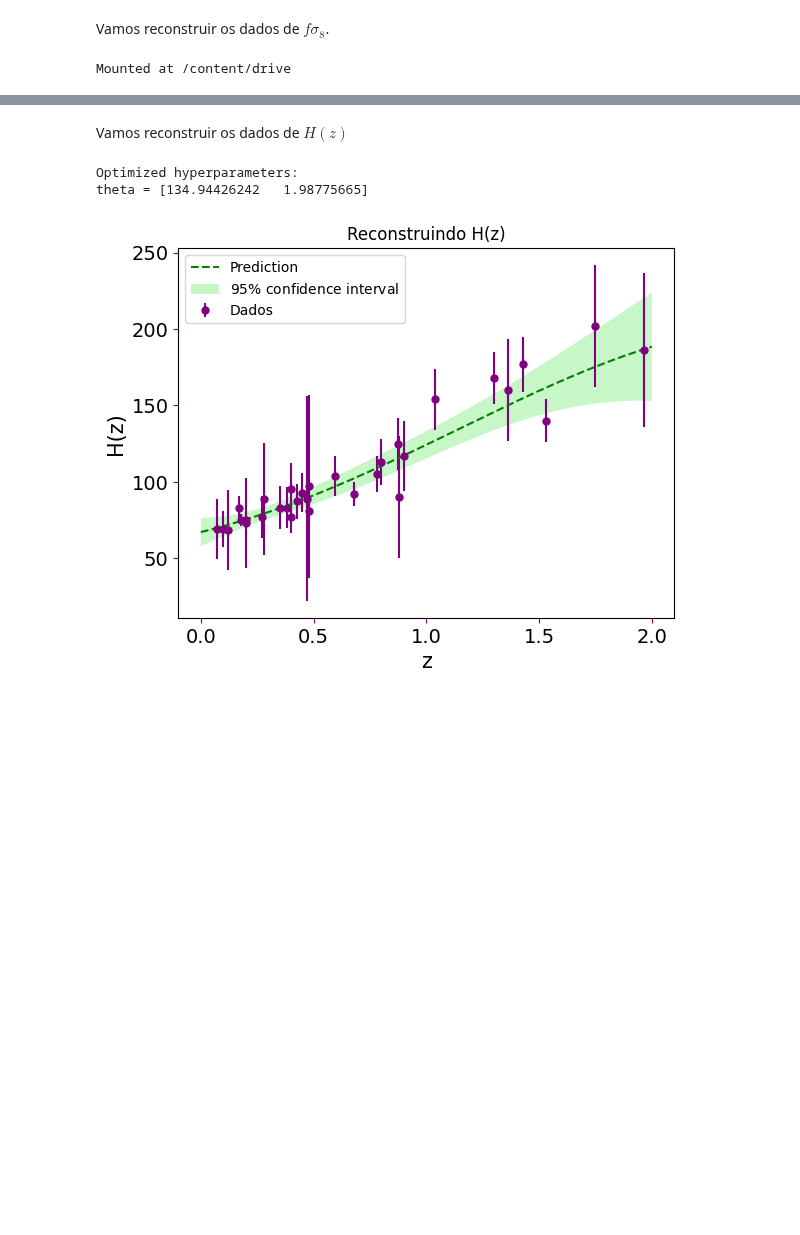
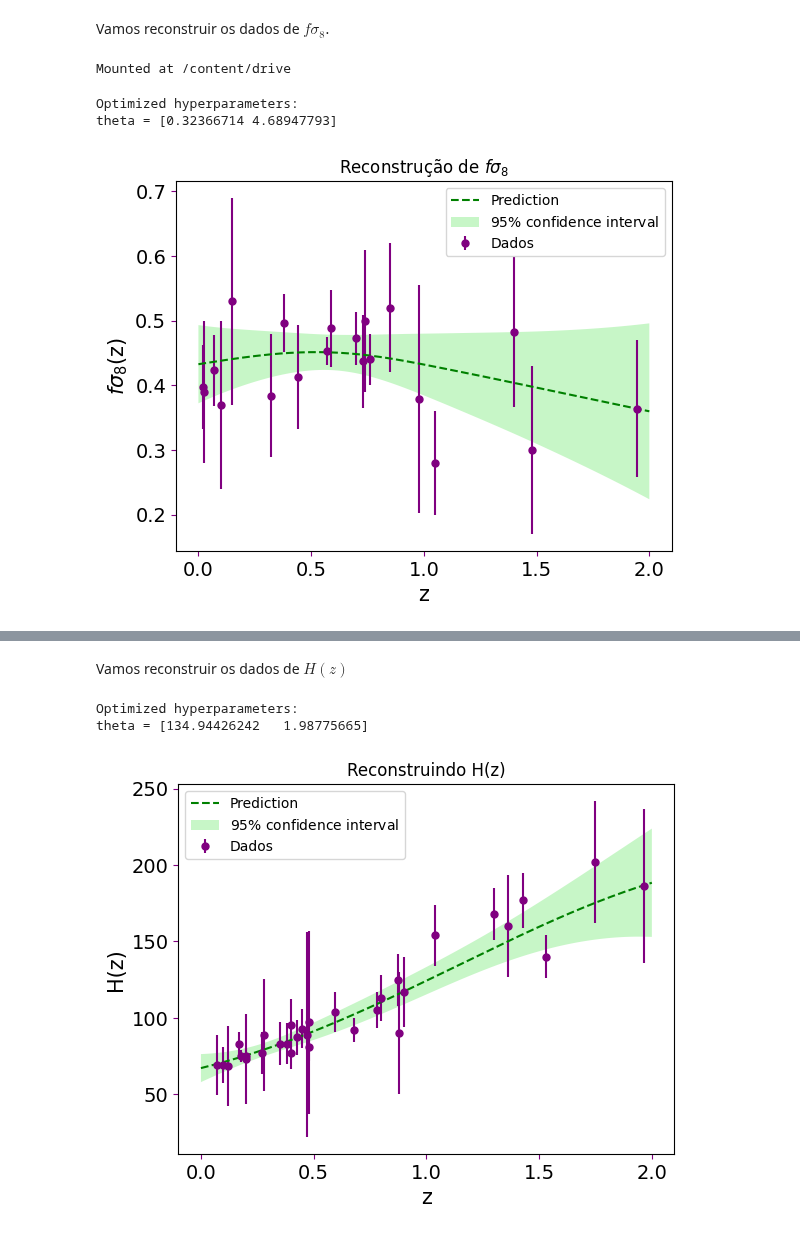
Before and after one commit to fernanda0402/Doutorado, a Jupyter notebook: GP_gamma_f_sigma_8.ipynb, the cells around one changed output, grey strips where cells are left out. Saved outputs shown, nothing was run; the diff lists cells and outputs as text; code cells hidden in the pictures; blank space fills up the shorter version.

```diff
--- a/GP_gamma_f_sigma_8.ipynb
+++ b/GP_gamma_f_sigma_8.ipynb
@@ -54,6 +35,6 @@ table['fsigma8_e'] = fsigma8_e
 # %%
 # baixando os dados
-data = np.genfromtxt('/content/drive/MyDrive/Doutorado/dados_fs8.csv', delimiter=', ')
+data = np.genfromtxt('/content/drive/MyDrive/Doutorado/fsig8_data.csv', delimiter=', ')
 
 z_dados = data[:, 0]
 
@@ -71,43 +52,48 @@ xmin = 0
 xmax = 2.0
 nstar = 1000
 
-# initial values of the hyperparameters of the squared-exponential covariance function
-initheta = [2.0, 2.0]
+# initial values of the hyperparameters
+initheta = [0.4, 0.1]
 
 # initialization of the Gaussian Process
-g = gp.GaussianProcess(x_gapp, y_gapp, e, cXstar=(xmin, xmax, nstar))
+g = gp.GaussianProcess(x_gapp, y_gapp, e, cXstar=(xmin, xmax, nstar),
+                       covfunction=covariance.Matern32)
 
 # training of the hyperparameters and reconstruction of the function
-(rec, theta) = g.gp(theta=initheta)
+(rec, theta) = g.gp(theta=initheta, grad='False')
 
 xi = rec[:, 0]
 
 y_pred = rec[:, 1]
 sigma  = rec[:, 2]
 
 y_pred_95_less = y_pred - 1.9600*sigma
 y_pred_95_plus = y_pred + 1.9600*sigma
 
 # Plot the function, the prediction and the 95% confidence interval
 plt.figure()
 plt.tick_params(labelsize=14, color='purple')
 plt.errorbar(x_gapp, y_gapp, e, fmt='r.', color='purple', markersize=10, label='Dados')
 plt.plot(xi, y_pred, color = 'green', label='Prediction', linestyle="--")
 plt.fill(np.concatenate([xi, xi[::-1]]),
          np.concatenate([y_pred - 1.9600 * sigma,
                         (y_pred + 1.9600 * sigma)[::-1]]),
          alpha=.5, color = 'lightgreen', ec='None', label=r'$95\%$ confidence interval')
 
 # legenda, label e título
 plt.xlabel('z', fontsize=15)
 plt.ylabel('$f\sigma_8$(z)', fontsize=15)
 plt.legend(loc='best')
 plt.title('Reconstrução de $f\sigma_8$')
 plt.show()
 
 # salvando os dados reconstruídos
 
 H = xi, y_pred, sigma
 np.savetxt('fs8_recon.dat', np.transpose(H), delimiter='\t')
 #from google.colab import files
 #files.download("fs8_recon.dat")
+# %% [output]
+Optimized hyperparameters:
+theta = [0.32366714 4.68947793]
+[figure, added]
```
Also changed, not shown: parts of 7 cells of this notebook.
